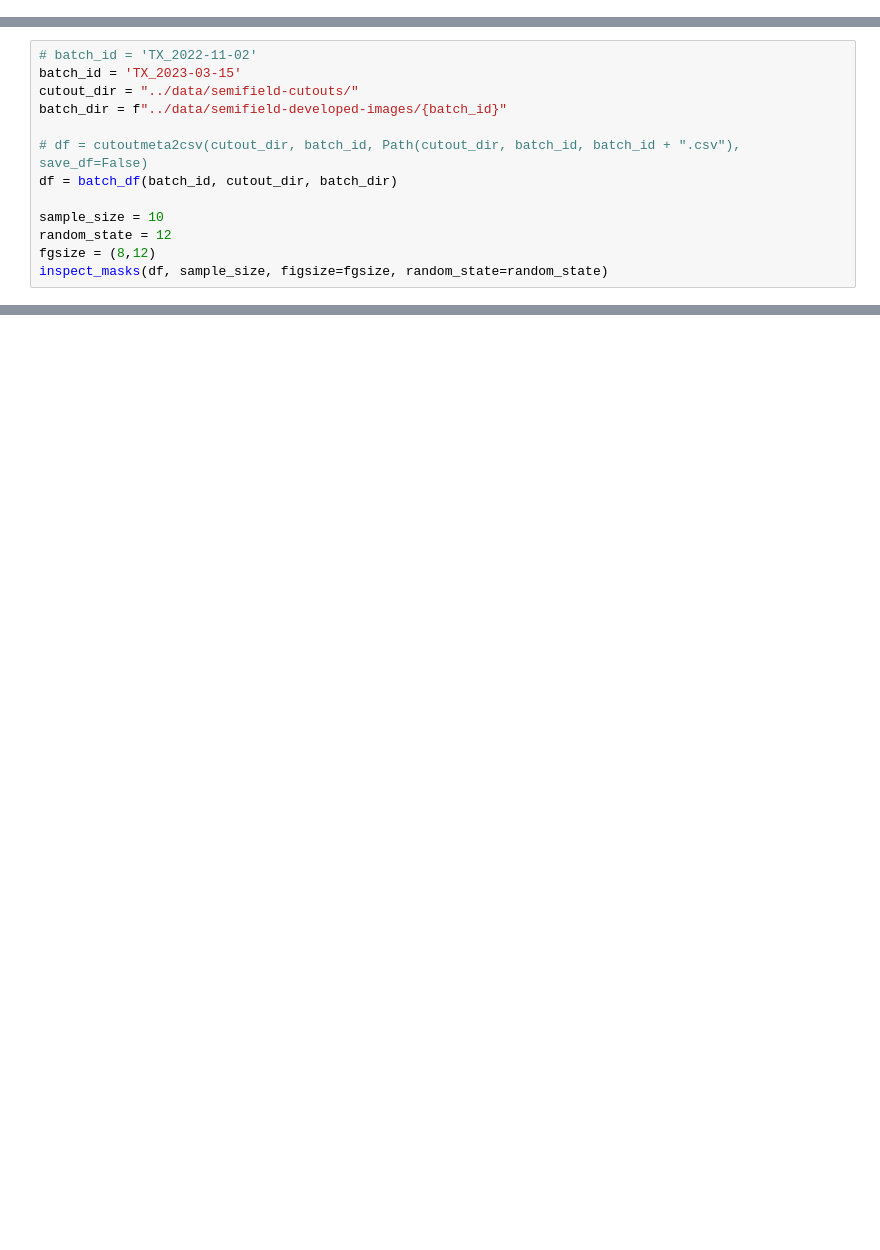
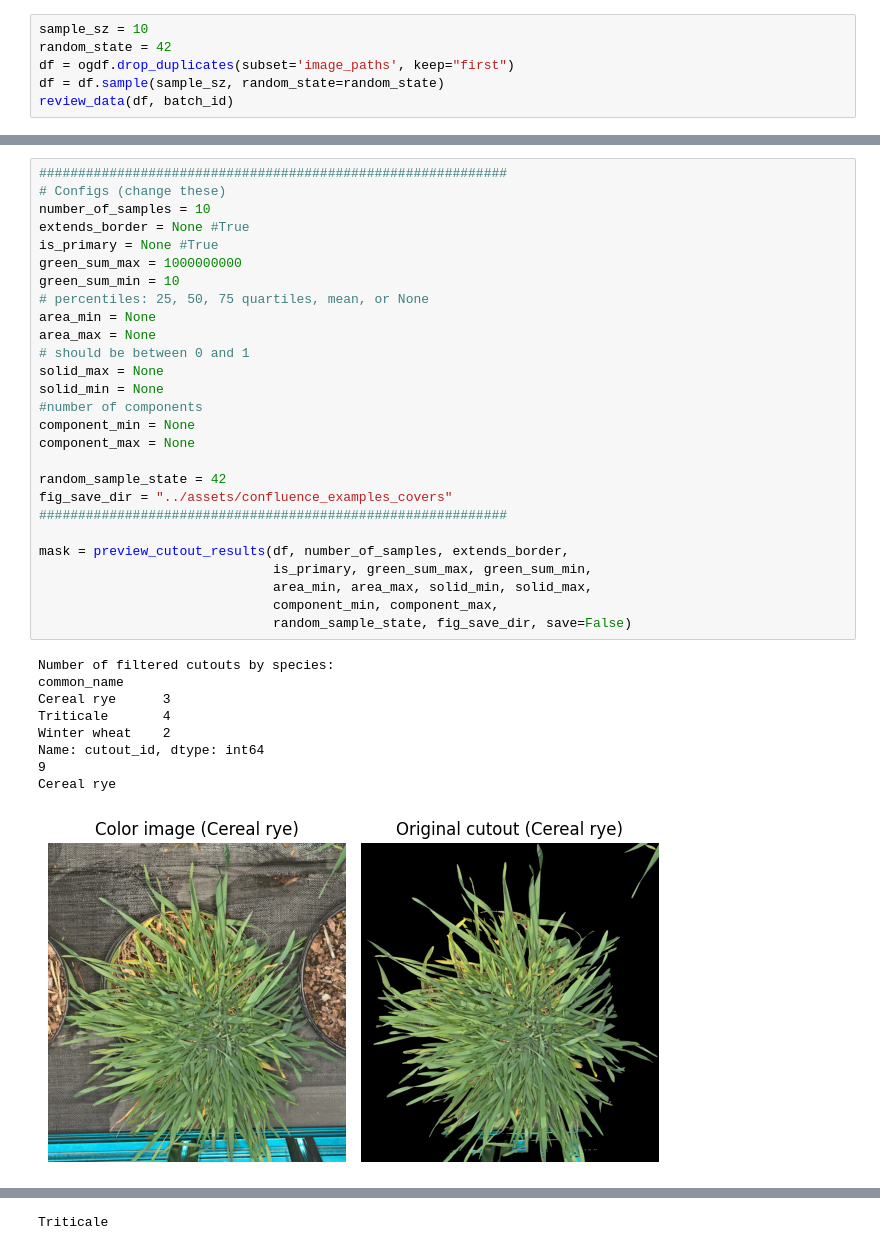
Before and after one commit to precision-sustainable-ag/SemiF-AnnotationPipeline, a Jupyter notebook: notebooks/check_images.ipynb, the cells around one changed output, grey strips where cells are left out. Saved outputs shown, nothing was run; the diff lists cells and outputs as text; blank space fills up the shorter version.

```diff
--- a/notebooks/check_images.ipynb
+++ b/notebooks/check_images.ipynb
@@ -34,0 +328,6 @@ def batch_df(batch_id, cutout_dir, batch_dir):
+# %%
+sample_sz = 10
+random_state = 42
+df = ogdf.drop_duplicates(subset='image_paths', keep="first")
+df = df.sample(sample_sz, random_state=random_state)
+review_data(df, batch_id)
@@ -202,13 +364,0 @@ for idx, i in df.iterrows():
-# %%
-# batch_id = 'TX_2022-11-02'
-batch_id = 'TX_2023-03-15'
-cutout_dir = "../data/semifield-cutouts/"
-batch_dir = f"../data/semifield-developed-images/{batch_id}"
-
-# df = cutoutmeta2csv(cutout_dir, batch_id, Path(cutout_dir, batch_id, batch_id + ".csv"), save_df=False)
-df = batch_df(batch_id, cutout_dir, batch_dir)
-
-sample_size = 10
-random_state = 12
-fgsize = (8,12)
-inspect_masks(df, sample_size, figsize=fgsize, random_state=random_state)
@@ -228,0 +365,37 @@ inspect_masks(df, sample_size, figsize=fgsize, random_state=random_state)
+# %%
+############################################################
+# Configs (change these)
+number_of_samples = 10
+extends_border = None #True
+is_primary = None #True
+green_sum_max = 1000000000
+green_sum_min = 10
+# percentiles: 25, 50, 75 quartiles, mean, or None
+area_min = None
+area_max = None
+# should be between 0 and 1
+solid_max = None
+solid_min = None
+#number of components
+component_min = None
+component_max = None
+
+random_sample_state = 42
+fig_save_dir = "../assets/confluence_examples_covers"
+############################################################
+
+mask = preview_cutout_results(df, number_of_samples, extends_border,
+                              is_primary, green_sum_max, green_sum_min,
+                              area_min, area_max, solid_min, solid_max,
+                              component_min, component_max,
+                              random_sample_state, fig_save_dir, save=False)
+# %% [output]
+Number of filtered cutouts by species:
+common_name
+Cereal rye      3
+Triticale       4
+Winter wheat    2
+Name: cutout_id, dtype: int64
+9
+Cereal rye
+[figure, added]
@@ -228,0 +404 @@ inspect_masks(df, sample_size, figsize=fgsize, random_state=random_state)
+Triticale
```
Also changed, not shown: parts of 21 cells of this notebook, 8 other files.
